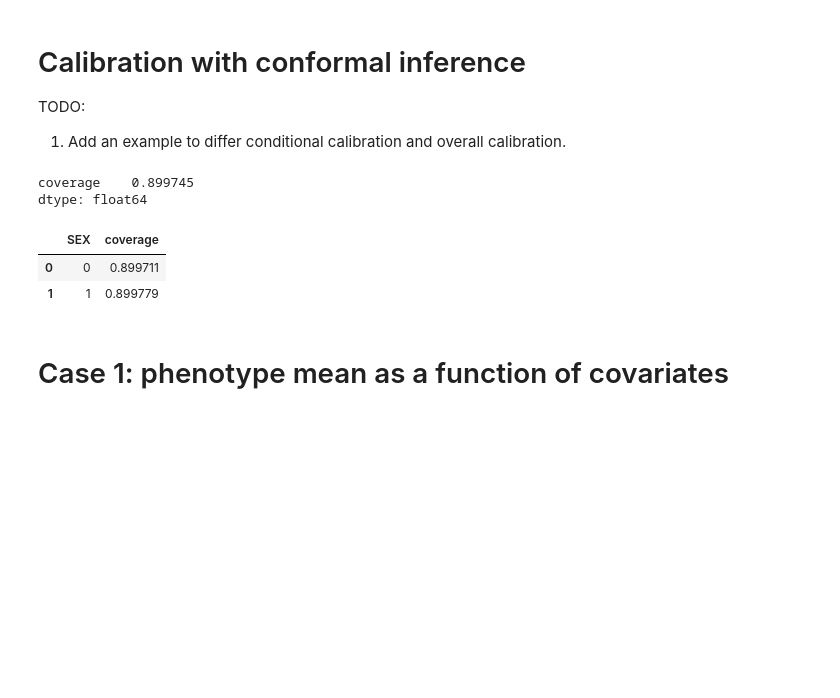
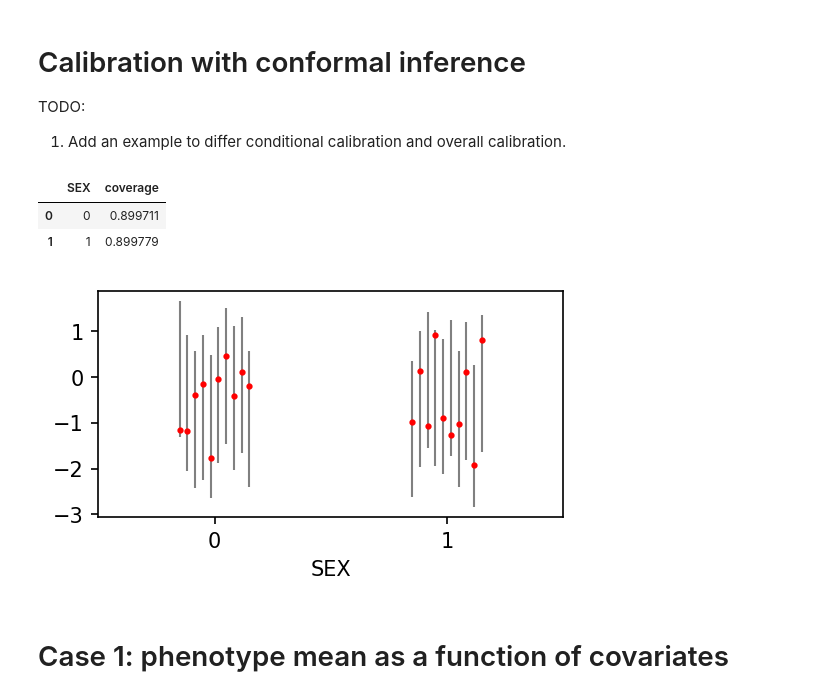
Before and after one commit to KangchengHou/calpred-manuscript, a Jupyter notebook: notebooks/toy-calibrate.ipynb, the cells around one changed output. Drawn from its saved outputs; the diff is of its cells as text; code cells hidden in the pictures; blank space fills up the shorter version.

```diff
--- a/notebooks/toy-calibrate.ipynb
+++ b/notebooks/toy-calibrate.ipynb
@@ -42,30 +42,31 @@ df_raw["PRS_UPPER"] = df_raw["PRS_MEAN"] + df_raw["PRS_STD"] * TARGET_QUANTILE_Z
 df_raw["AGE"] = np.random.randint(100, size=len(df_raw))
 df_raw["SEX"] = np.random.randint(2, size=len(df_raw))
 # %%
-display(
-    admix_prs.eval_calibration(
-        df_raw,
-        x_col="PHENO",
-        lower_col="PHENO_LOWER",
-        upper_col="PHENO_UPPER",
-    )
+fig, ax = plt.subplots(figsize=(4, 2), dpi=150)
+
+admix_prs.plot_calibration(
+    df=df_raw,
+    y_col="PHENO",
+    lower_col="PHENO_LOWER",
+    upper_col="PHENO_UPPER",
+    group_col="SEX",
+    ax=ax,
 )
 
 display(
     admix_prs.eval_calibration(
         df_raw,
         x_col="PHENO",
         lower_col="PHENO_LOWER",
         upper_col="PHENO_UPPER",
         group_col="SEX",
     )
 )
 # %% [output]
-coverage    0.899745
-dtype: float64
 |  | SEX | coverage |
 | 0 | 0 | 0.899711 |
 | 1 | 1 | 0.899779 |
+[figure, added]
 # %% [markdown]
 # Case 1: phenotype mean as a function of covariates
 # %%
```
Also changed, not shown: parts of 3 cells of this notebook, 2 other files.
